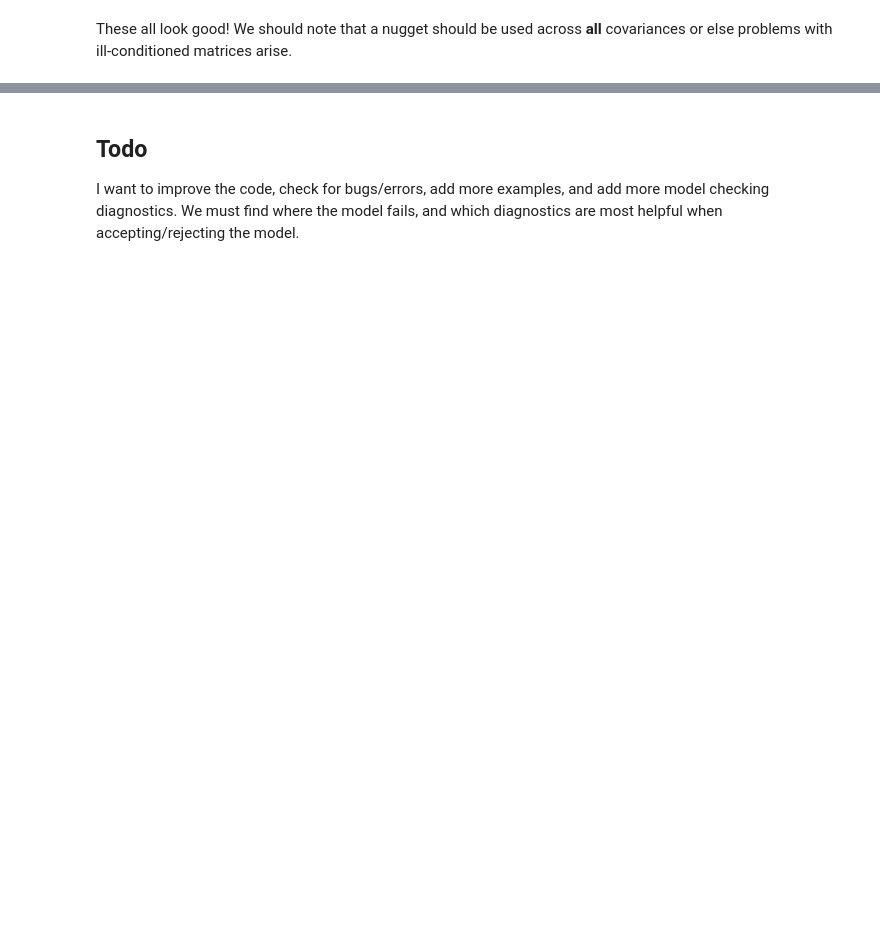
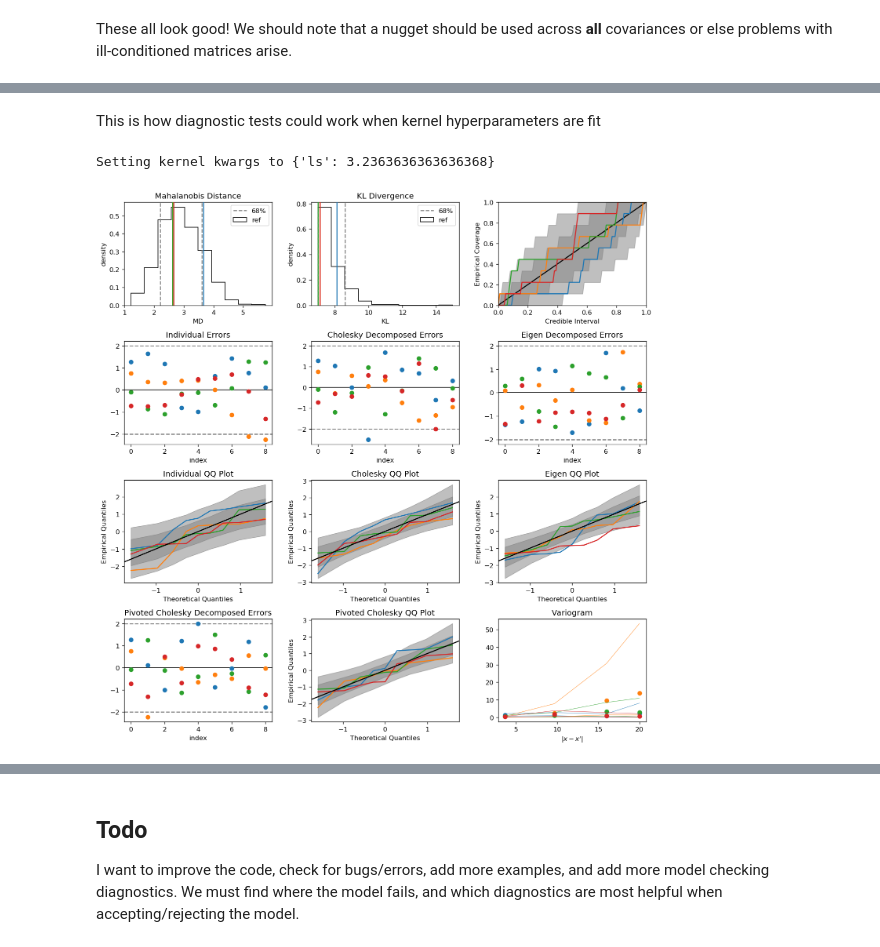
Before and after one commit to buqeye/gsum, a Jupyter notebook: gsum/examples/model_checking_tests.ipynb, the cells around one changed output, grey strips where cells are left out. Saved outputs shown, nothing was run; the diff lists cells and outputs as text; code cells hidden in the pictures; blank space fills up the shorter version.

```diff
--- a/gsum/examples/model_checking_tests.ipynb
+++ b/gsum/examples/model_checking_tests.ipynb
@@ -224,0 +266,18 @@ for i, color in zip(range(len(toy_data)), cycle(new_colors)):
+# %% [markdown]
+This is how diagnostic tests could work when kernel hyperparameters are fit
+# %%
+ls_mesh = np.linspace(0.1, 7, 100)
+gp = ConjugateGaussianProcess(rbf, kernel_kws=[{'ls': ls} for ls in ls_mesh])
+gp.fit(X, toy_data, noise_sd=nugget_sd)
+best_fit = gp.kernel_kws  # These are updated by the fit
+
+# Don't update the fit everytime you see new data, that takes too long. just use MAP values from now on
+gp_static = ConjugateGaussianProcess(rbf, kernel_kws=best_fit)
+mean_est, cov_est = gp.mean(), gp.cov()
+
+gpmc = Diagnostic(mean_est, cov_est)
+gd = GraphicalDiagnostic(gpmc, toy_data, nref=n_ref)
+gd.plotzilla(X, gp_static, vlines=vlines);
+# %% [output]
+Setting kernel kwargs to {'ls': 3.2363636363636368}
+[figure, added]
```
Also changed, not shown: parts of 25 cells of this notebook.
